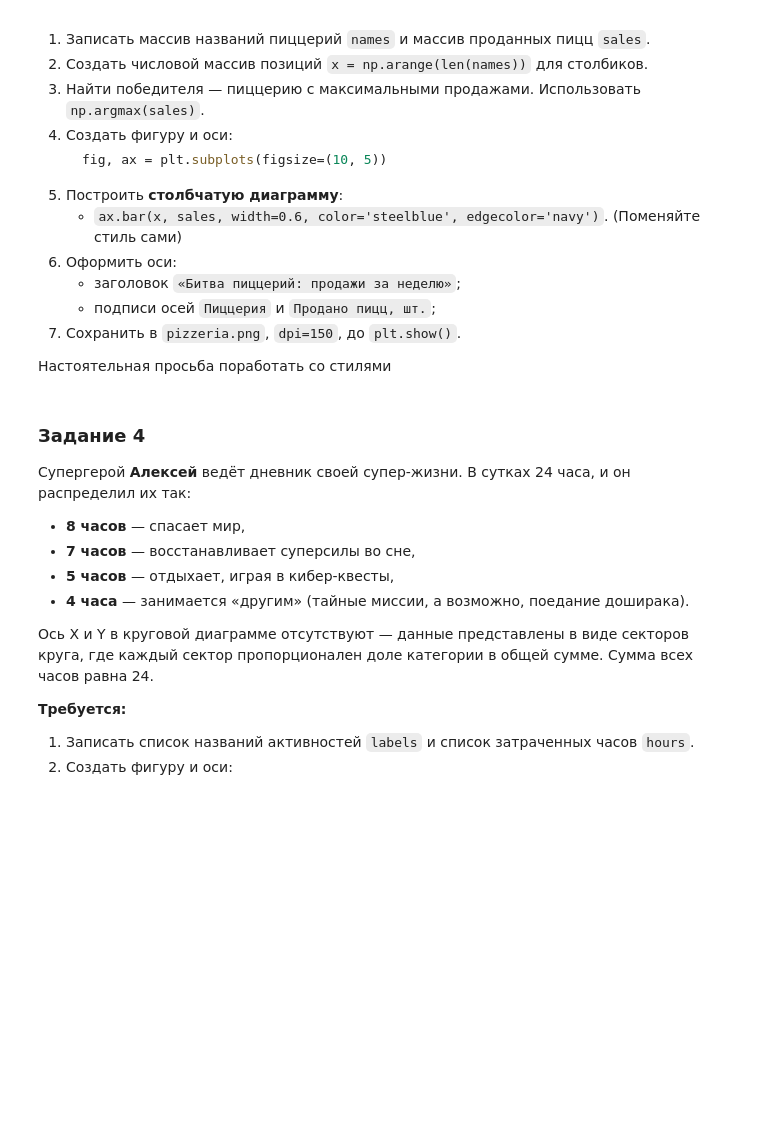
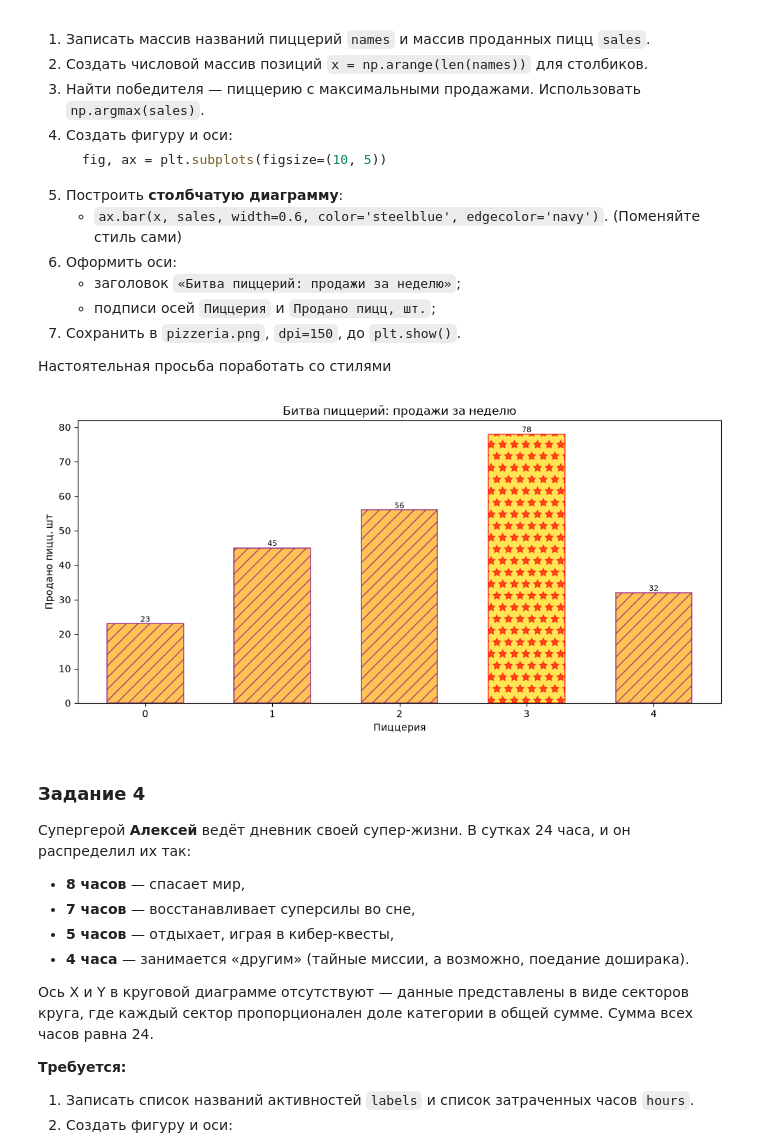
Before and after one commit to s0-it-goes/inf, a Jupyter notebook: 8prac/lesson8.ipynb, the cells around one changed output. Cells and saved outputs as stored; diff of their text form; code cells hidden in the pictures; blank space fills up the shorter version.

```diff
--- a/8prac/lesson8.ipynb
+++ b/8prac/lesson8.ipynb
@@ -370,7 +415,35 @@ plt.show()
 
 Настоятельная просьба поработать со стилями
 # %%
-#TODO
+import numpy as np
+import matplotlib.pyplot as plt
+
+names   = np.array(["Маргарита Мания", "Пепперони-Парад", "Гавайский Хаос", "Четыре Сыра и Слёзы", "Веганский Бунт"])
+sales   = np.array([23, 45, 56, 78, 32])
+
+x       = np.arange(len(names))
+winner  = np.argmax(sales)
+
+fig, ax = plt.subplots(figsize=(10, 5))
+
+bars    = ax.bar(x, sales, width=0.6, color="orange", edgecolor="purple", alpha=0.67, linewidth=1.2, hatch="//")
+bars[winner].set_facecolor("gold")
+bars[winner].set_edgecolor("red")
+bars[winner].set_hatch("*")
+
+
+ax.bar_label(bars, fontsize=8)
+
+ax.set_title("Битва пиццерий: продажи за неделю")
+ax.set_xlabel("Пиццерия")
+ax.set_ylabel("Продано пицц, шт")
+
+fig.tight_layout()
+fig.savefig("pizzeria.png", dpi=150)
+
+plt.show()
+# %% [output]
+[figure, added]
 # %% [markdown]
 ### Задание 4
 
```
Also changed, not shown: parts of 5 cells of this notebook, 5 other files.
